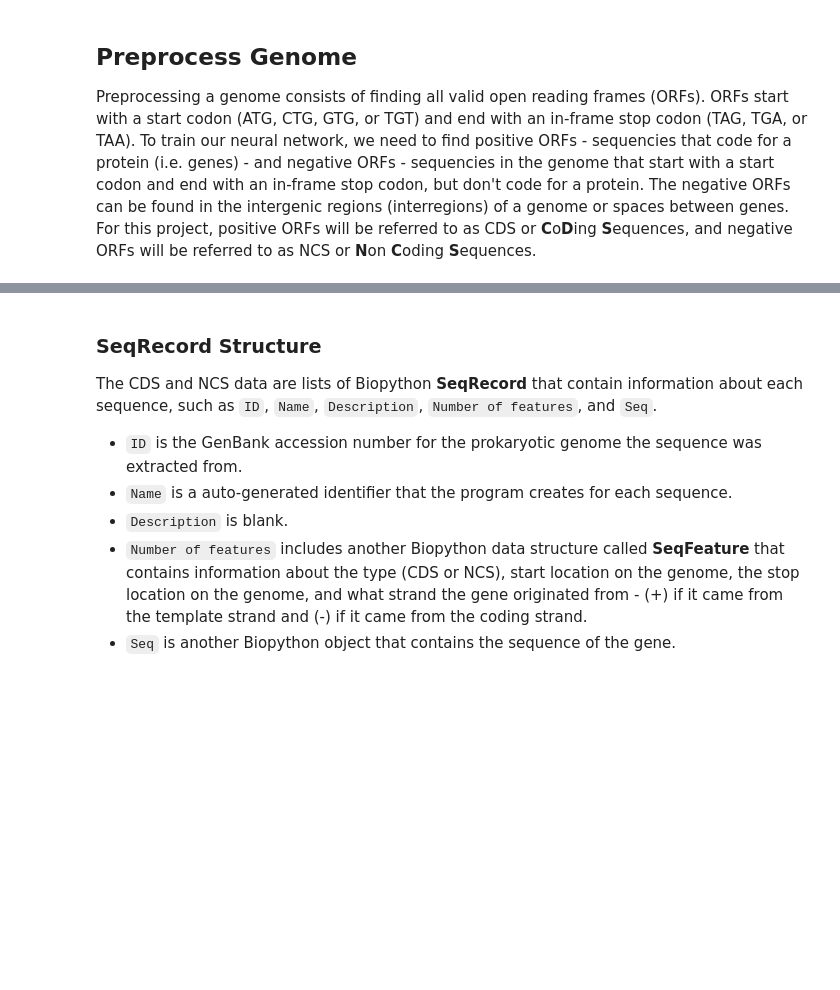
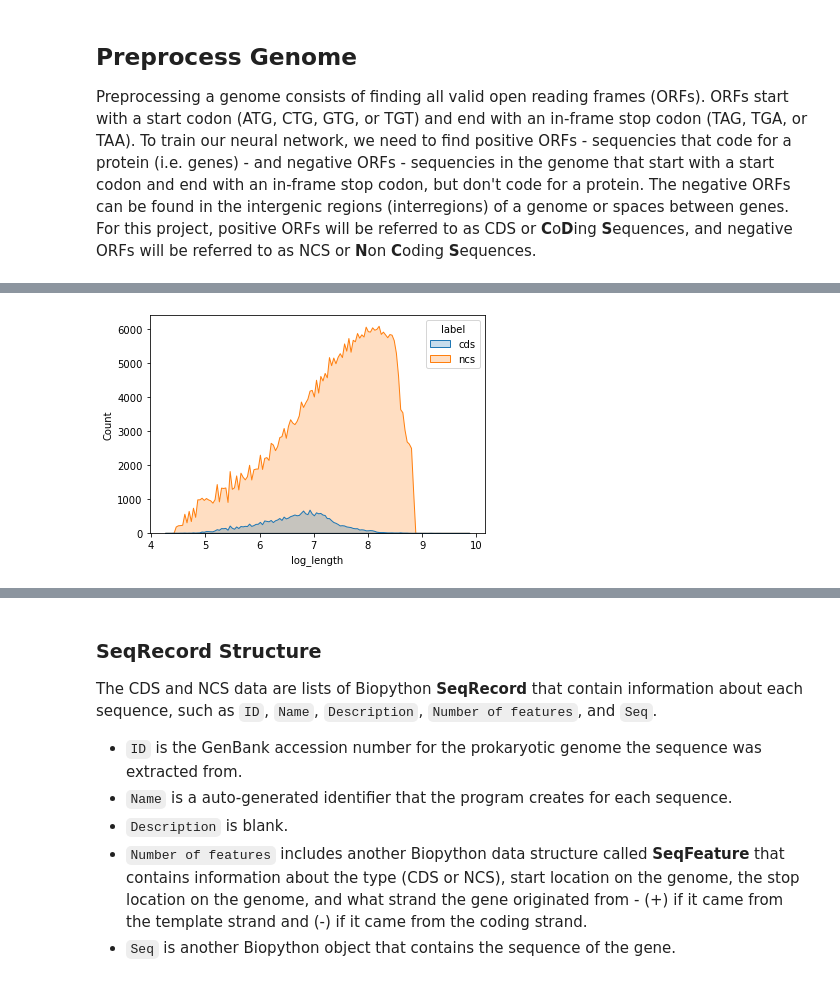
Before and after one commit to viggy-ravi/gene-prediction, a Jupyter notebook: gene_prediction_pipeline.ipynb, the cells around one changed output, grey strips where cells are left out. Cells and saved outputs as stored; diff of their text form; code cells hidden in the pictures; blank space fills up the shorter version.

```diff
--- a/gene_prediction_pipeline.ipynb
+++ b/gene_prediction_pipeline.ipynb
@@ -96,0 +116,4 @@ print(f'{sys.getsizeof(_ncs) / 1000} kB')
+# %%
+preprocess.plot_data_distributions(_cds, _ncs, x='log_length')
+# %% [output]
+[figure, added]
```
Also changed, not shown: parts of 25 cells of this notebook.
